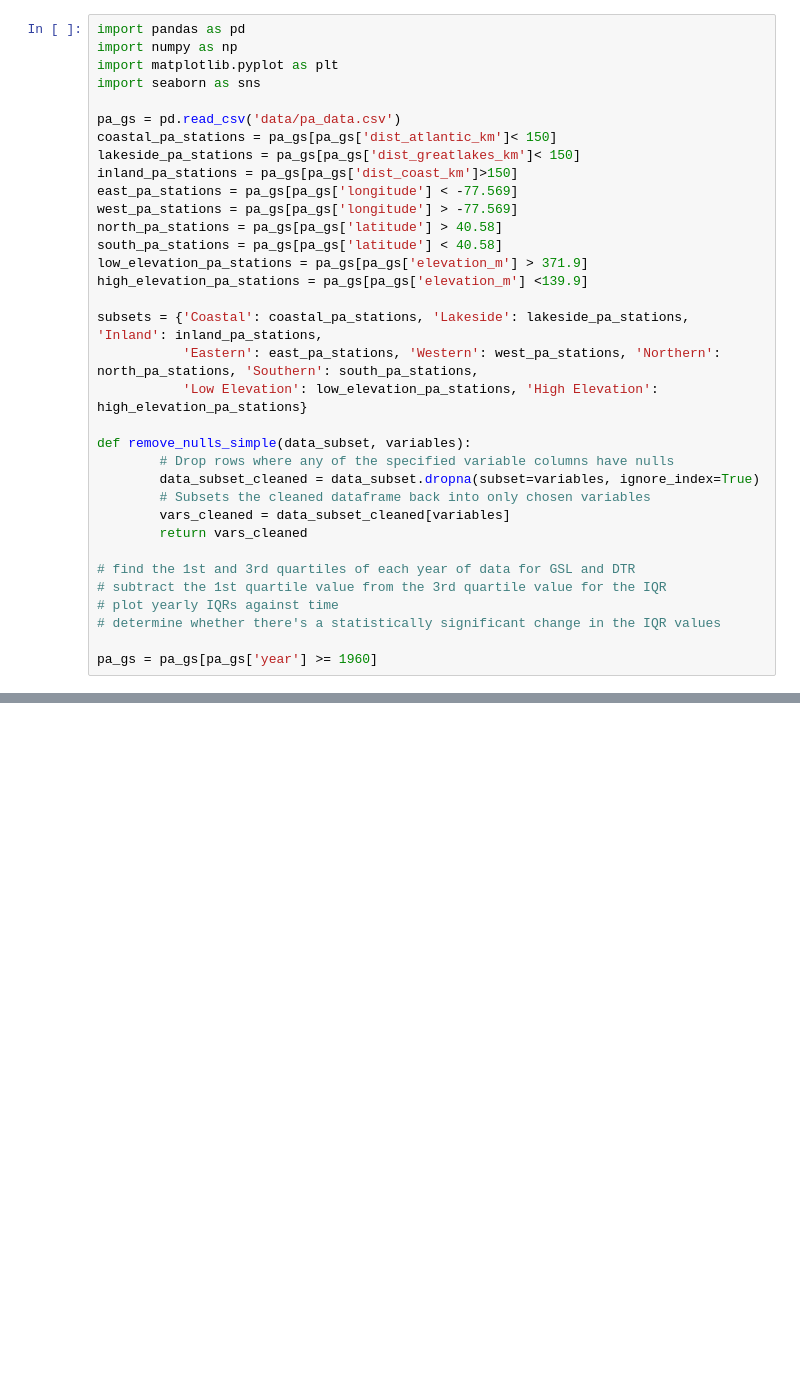
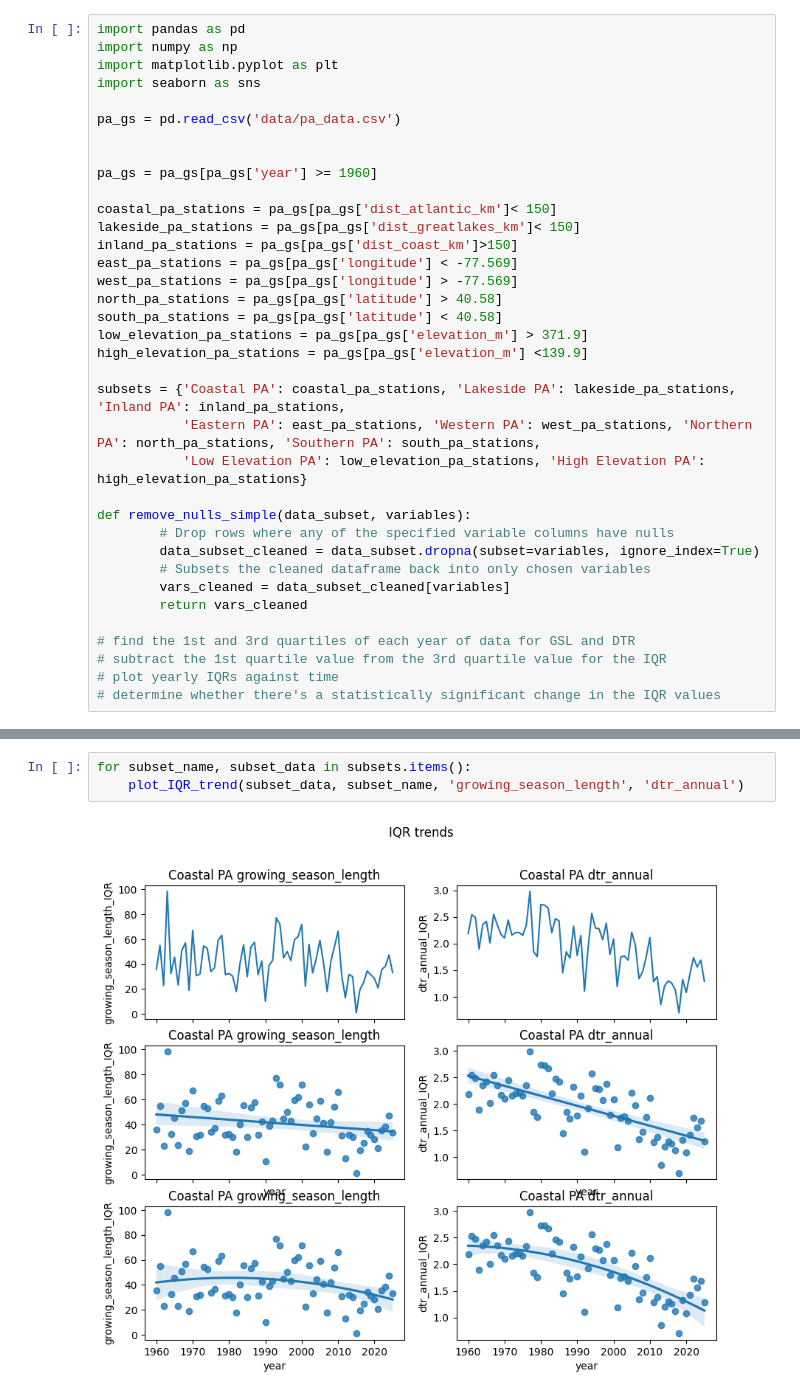
Before and after one commit to samjbaugh/reu26, a Jupyter notebook: IQR_analysis.ipynb, the cells around one changed output, grey strips where cells are left out. Saved outputs shown, nothing was run; the diff lists cells and outputs as text; blank space fills up the shorter version.

```diff
--- a/IQR_analysis.ipynb
+++ b/IQR_analysis.ipynb
@@ -5,6 +5,10 @@ import matplotlib.pyplot as plt
 import seaborn as sns
 
 pa_gs = pd.read_csv('data/pa_data.csv')
+
+
+pa_gs = pa_gs[pa_gs['year'] >= 1960]
+
 coastal_pa_stations = pa_gs[pa_gs['dist_atlantic_km']< 150]
 lakeside_pa_stations = pa_gs[pa_gs['dist_greatlakes_km']< 150]
 inland_pa_stations = pa_gs[pa_gs['dist_coast_km']>150]
@@ -15,9 +19,9 @@ south_pa_stations = pa_gs[pa_gs['latitude'] < 40.58]
 low_elevation_pa_stations = pa_gs[pa_gs['elevation_m'] > 371.9]
 high_elevation_pa_stations = pa_gs[pa_gs['elevation_m'] <139.9]
 
-subsets = {'Coastal': coastal_pa_stations, 'Lakeside': lakeside_pa_stations, 'Inland': inland_pa_stations,
-           'Eastern': east_pa_stations, 'Western': west_pa_stations, 'Northern': north_pa_stations, 'Southern': south_pa_stations,
-           'Low Elevation': low_elevation_pa_stations, 'High Elevation': high_elevation_pa_stations}
+subsets = {'Coastal PA': coastal_pa_stations, 'Lakeside PA': lakeside_pa_stations, 'Inland PA': inland_pa_stations,
+           'Eastern PA': east_pa_stations, 'Western PA': west_pa_stations, 'Northern PA': north_pa_stations, 'Southern PA': south_pa_stations,
+           'Low Elevation PA': low_elevation_pa_stations, 'High Elevation PA': high_elevation_pa_stations}
 
 def remove_nulls_simple(data_subset, variables):
         # Drop rows where any of the specified variable columns have nulls
@@ -30,5 +34,3 @@ def remove_nulls_simple(data_subset, variables):
 # subtract the 1st quartile value from the 3rd quartile value for the IQR
 # plot yearly IQRs against time
 # determine whether there's a statistically significant change in the IQR values
-
-pa_gs = pa_gs[pa_gs['year'] >= 1960]
@@ -57,0 +70,5 @@ plt.show()
+# %%
+for subset_name, subset_data in subsets.items():
+    plot_IQR_trend(subset_data, subset_name, 'growing_season_length', 'dtr_annual')
+# %% [output]
+[figure, added]
```
Also changed, not shown: parts of 4 cells of this notebook, 6 other files.
